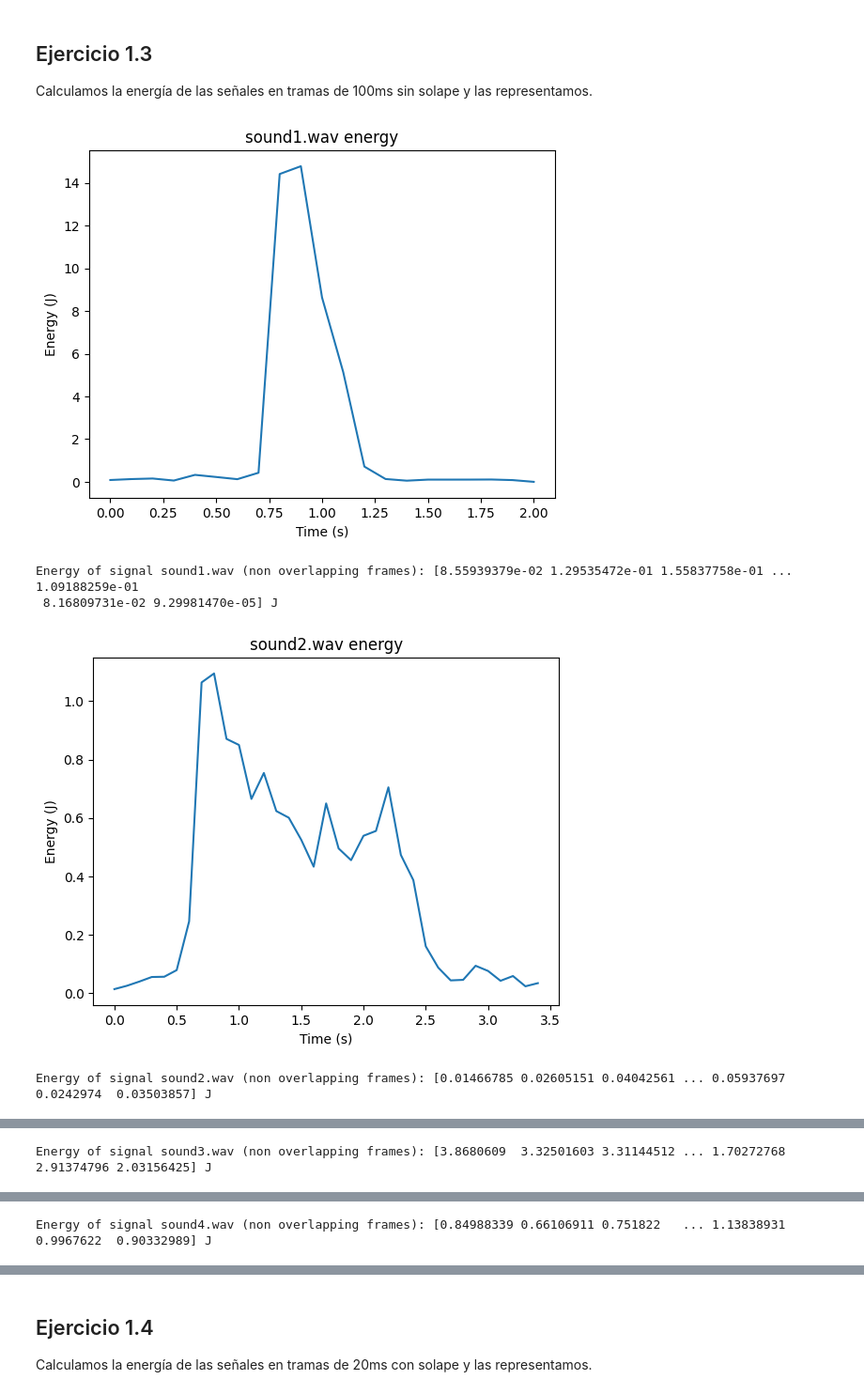
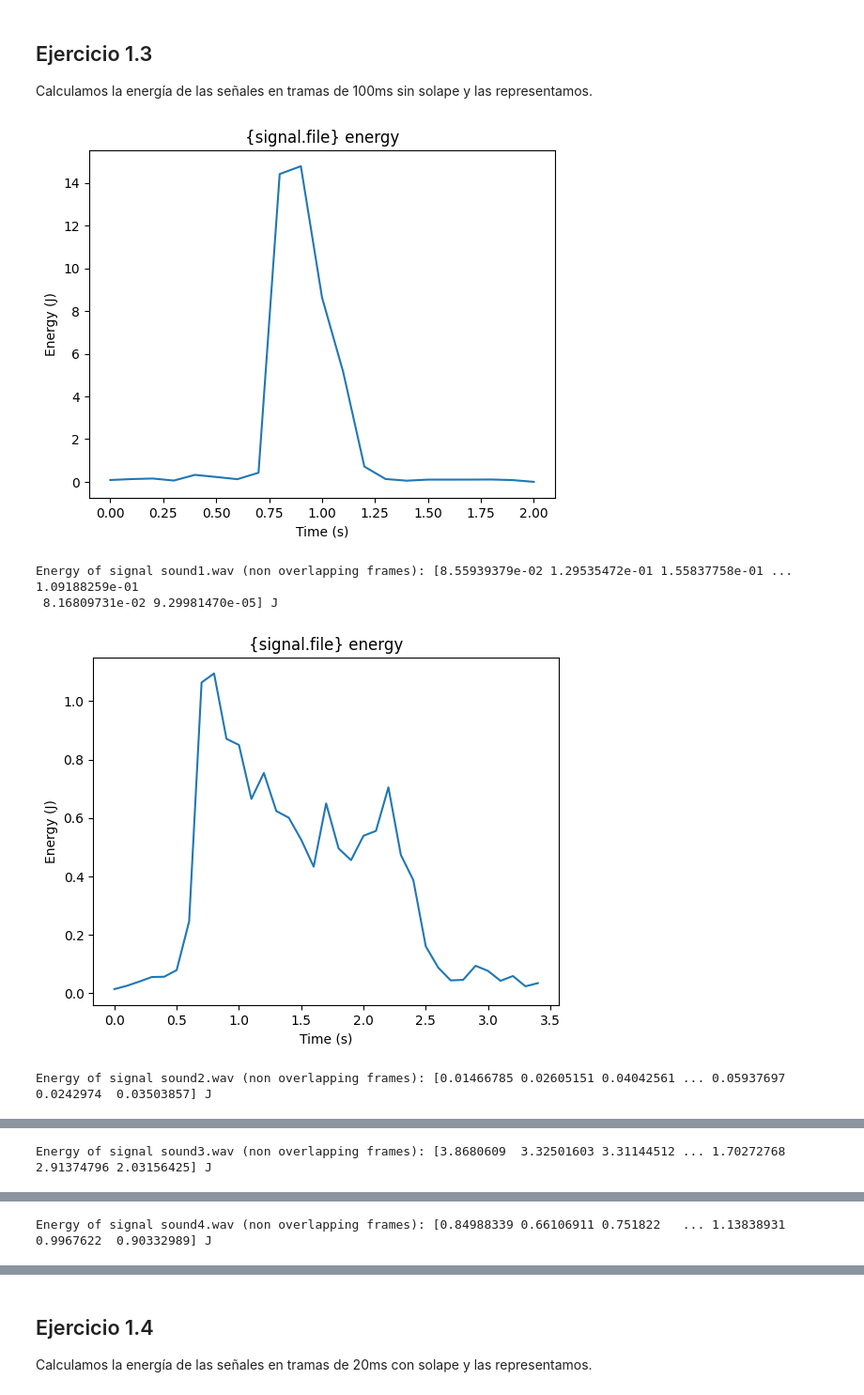
Before and after one commit to carlosedm10/joan-tds, a Jupyter notebook: pracs/prac1/python/prac1.ipynb, the cells around one changed output, grey strips where cells are left out. Shown at 94% size. Drawn from its saved outputs; the diff is of its cells as text; code cells hidden in the pictures.

```diff
--- a/pracs/prac1/python/prac1.ipynb
+++ b/pracs/prac1/python/prac1.ipynb
@@ -28,12 +107,12 @@ Signal = namedtuple("Signal", ["y", "fs", "file"])
 # Read all the .wav files in the audio directory
 signals = []
 for file in sorted(os.listdir(AUDIO_DIR)):
-    if file.endswith(".wav"):
+    if file.endswith(".wav") and file != "mi_sonido.wav":
         # get the signal and the sampling frequency
         fs, y = wav.read(os.path.join(AUDIO_DIR, file))
 
-        # normalize the signal to match matlab behavior
-        # signals are 16 bit signed integers
+        # normalize the signal
+        # signals are stored as 16-bit signed integers
         y = y / 2**15
 
         # create a Signal object and append it to the list
@@ -41,7 +120,7 @@ for file in sorted(os.listdir(AUDIO_DIR)):
 
 # Plot and play the signals
 for signal in signals:
-    plot_continuous_discrete(signal.y, signal.fs, title=signal.file)
+    plot_continuous_discrete(signal.y, signal.fs, signal.file)
 
     # Play the audio
     # import sounddevice as sd
@@ -79,11 +159,12 @@ for signal in signals:
     ]
 
     # plot the frames
-    plot_continuous(yframe, signal.fs, title=f"{signal.file} frame")
+    plot_continuous(yframe, signal.fs, f"{signal.file} frame")
 
     # calculate the fundamental frequency of the signal
     fundamental_frequency = calculate_fundamental_frequency(yframe, signal.fs)
     print(f"Fundamental frecuecny of signal {signal.file}: {fundamental_frequency} hz")
+    print(f"Fundamental period of signal {signal.file}: {1 / fundamental_frequency} s")
 
     # calculate the power and energy of the signal
     print(f"Power of signal {signal.file}: {(signal.y ** 2).mean()} W")
@@ -116,34 +202,34 @@ Calculamos la energía de las señales en tramas de 100ms sin solape y las repre
 # %%
 E_frames = []
 
 frame_duration = 0.1  # frame duration in seconds
 fs = 1 / frame_duration
 
 for signal in signals:
     # get the energy of the signal in overlapping frames of 100ms
     E_frame = (non_overlapping_frames(signal.y, signal.fs, frame_duration) ** 2).sum(
         axis=0
     )
     E_frames.append(E_frame)
 
     # plot the energy of the signal in continuous time
-    plot_continuous(E_frame, fs, title=f"{signal.file} energy", ylabel="Energy (J)")
+    plot_continuous(E_frame, fs, "{signal.file} energy", ylabel="Energy (J)")
     print(f"Energy of signal {signal.file} (non overlapping frames): {E_frame} J")
 
 for E_frame in E_frames:
     # add the energy of the signal to the final plot with the energy of all the signals
     t = np.arange(len(E_frame)) * signal.fs
     plt.plot(t, E_frame)
 
 # plot the energy of all the signals in discrete time
 plt.xlabel("n")
 plt.ylabel("Energy (J)")
 plt.title("Energy of the signals (non overlapping frames)")
 plt.legend([signal.file for signal in signals])
 plt.show()
 # %% [output]
-[figure, old version]
+[figure, new version]
 Energy of signal sound1.wav (non overlapping frames): [8.55939379e-02 1.29535472e-01 1.55837758e-01 ... 1.09188259e-01
  8.16809731e-02 9.29981470e-05] J
-[figure, old version]
+[figure, new version]
 Energy of signal sound2.wav (non overlapping frames): [0.01466785 0.02605151 0.04042561 ... 0.05937697 0.0242974  0.03503857] J
```
Also changed, not shown: parts of 9 cells of this notebook, 9 other files.
